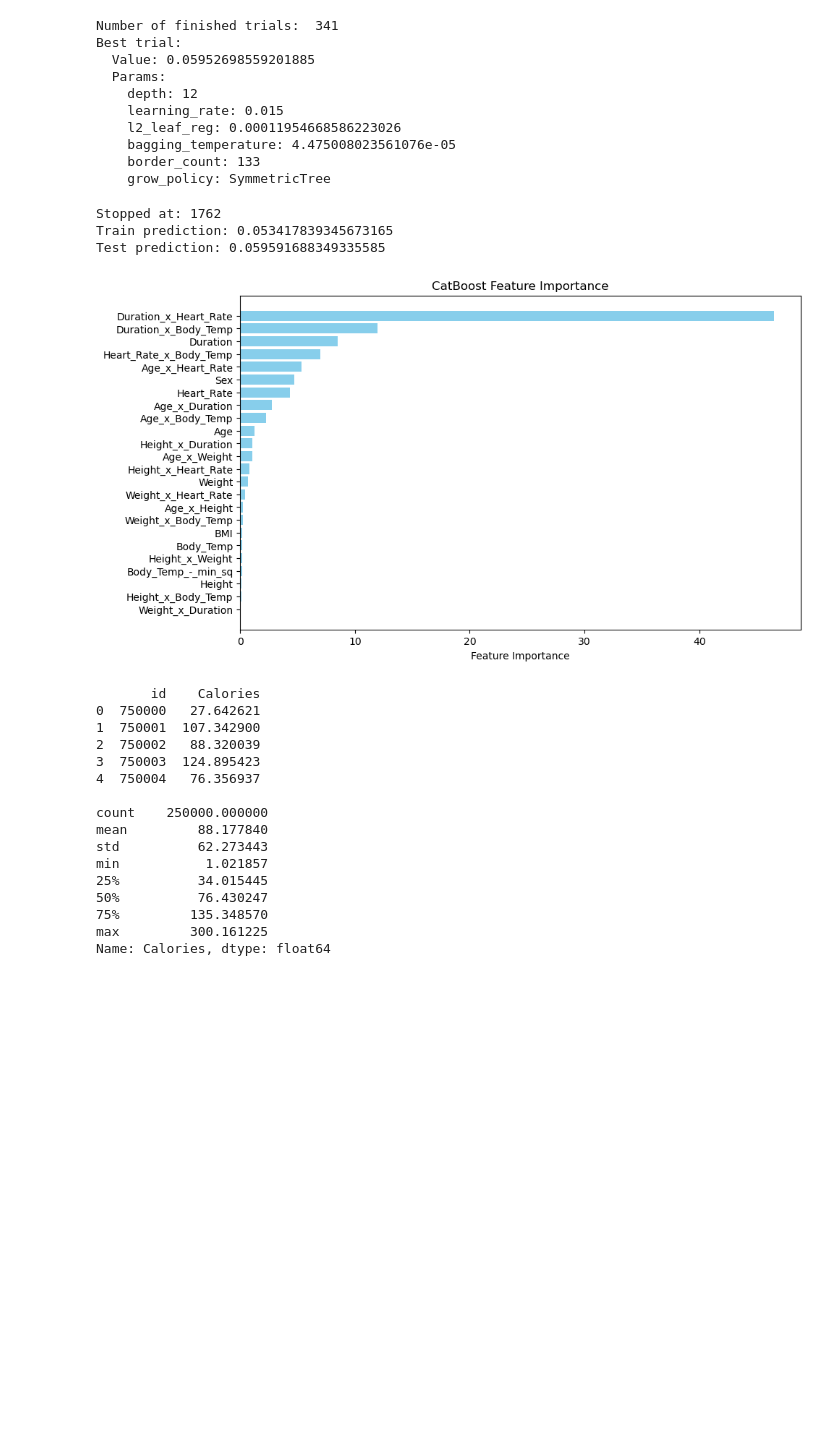
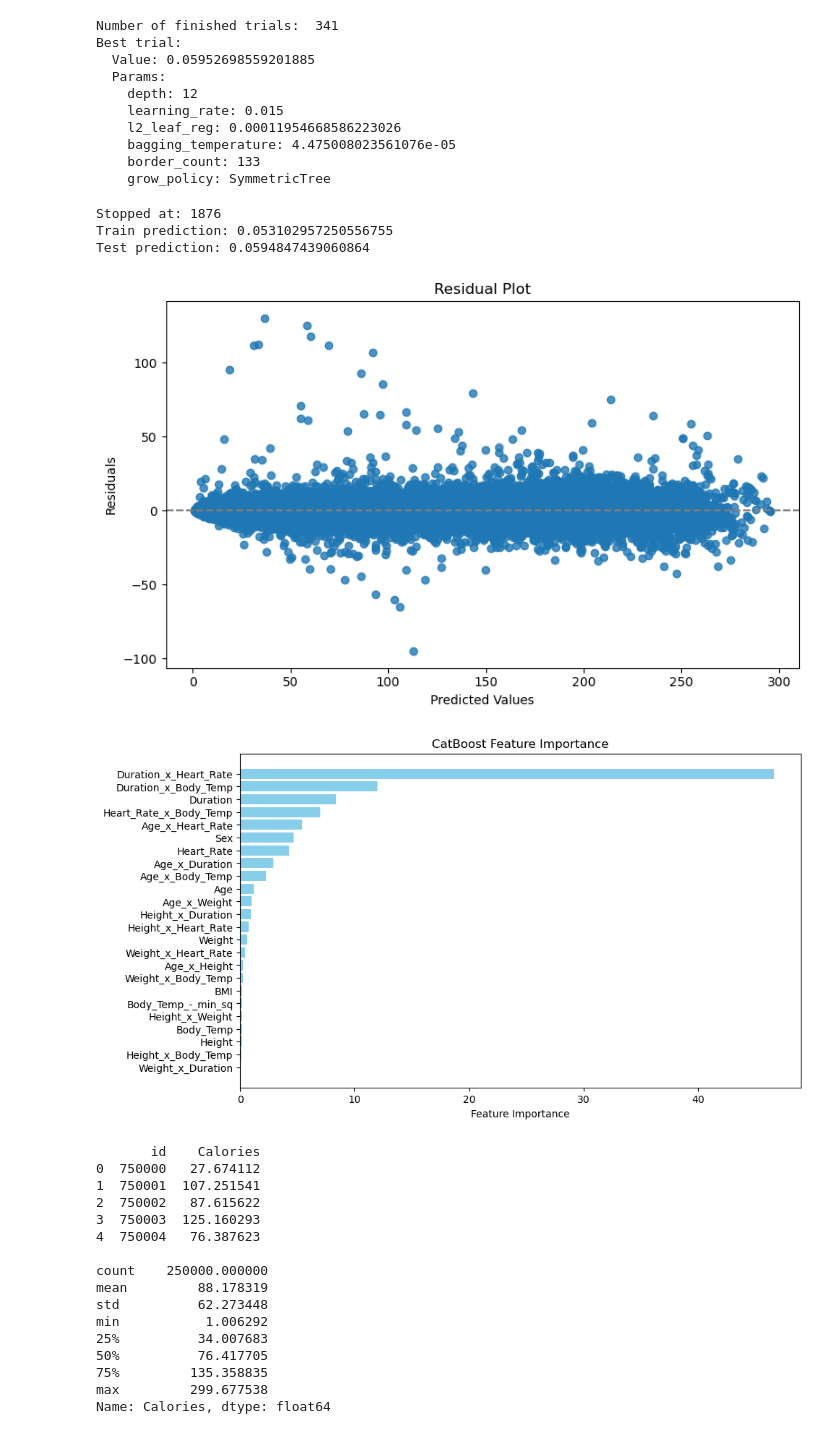
Before and after one commit to ElliotBlackstone/S25_Predict_Calories, a Jupyter notebook: calorie_catboost.ipynb, the cells around one changed output. Drawn from its saved outputs; the diff is of its cells as text; code cells hidden in the pictures; blank space fills up the shorter version.

```diff
--- a/calorie_catboost.ipynb
+++ b/calorie_catboost.ipynb
@@ -173,7 +163,7 @@ Best trial:
     border_count: 133
     grow_policy: SymmetricTree
 # %%
-# Kaggle score private 0.05906, public 0.05742 cb_prediction_10.csv
+# Kaggle score private 0.05906, public 0.05738 cb_prediction_12.csv
 
 # Best trial:
 #   Value: 0.05952698559201885
@@ -185,8 +175,18 @@ Best trial:
 #     border_count: 133
 #     grow_policy: SymmetricTree
 
+
+y = np.log1p(train['Calories'])
+X = add_feats(train, numerical_features)
+
+# Encode Sex categorical feature to be compatable with SHAP
+encoder = OrdinalEncoder()
+
+X_enc = X.copy()
+X_enc['Sex'] = encoder.fit_transform(X[['Sex']]).astype(int)
+
 # train/test split
-X_train, X_test, y_train, y_test = train_test_split(X, y, test_size=0.2, random_state=724)
+X_train, X_test, y_train, y_test = train_test_split(X_enc, y, test_size=0.2, random_state=724)
 
 # Define parameters
 params = {
@@ -234,58 +234,73 @@ print("Train prediction:", rmse(train_pred, y_train))
 print("Test prediction:", rmse(test_pred, y_test))
 
 
+# Residual plot
+plt.figure(figsize=(8, 5))
+sns.residplot(x=np.expm1(test_pred), y=np.expm1(y_test))
+plt.xlabel("Predicted Values")
+plt.ylabel("Residuals")
+plt.title("Residual Plot")
+plt.axhline(0, color='gray', linestyle='--')
+plt.tight_layout()
+plt.show()
+
+
 # Get feature importances
 feature_importances = model.get_feature_importance()
 
 # Get feature names
 feature_names = X_train.columns
 
 # Sort feature importances and names
 sorted_idx = feature_importances.argsort()
 sorted_importances = feature_importances[sorted_idx]
 sorted_names = feature_names[sorted_idx]
 
 # Plot feature importances
 plt.figure(figsize=(10, 6))
 plt.barh(sorted_names, sorted_importances, color='skyblue')
 plt.xlabel("Feature Importance")
 plt.title("CatBoost Feature Importance")
 plt.show()
 
 
 # make the submission file!
-pred = model.predict(add_feats(test, numerical_features))
+testsub = add_feats(test, numerical_features)
+testsub['Sex'] = encoder.fit_transform(testsub[['Sex']]).astype(int)
+
+pred = model.predict(testsub)
 
 submission = pd.DataFrame()
 
 submission['id'] = np.arange(len(test))+750000
 submission['Calories'] = np.expm1(pred)
 submission.loc[submission['Calories'] < 0, 'Calories'] = 1
 submission.loc[submission['Calories'] > 320, 'Calories'] = 300
 
-submission.to_csv("cb_prediction_10.csv", index=False)
+submission.to_csv("cb_prediction_12.csv", index=False)
 
 print(submission.head())
 print()
 print(submission['Calories'].describe())
 # %% [output]
-Stopped at: 1762
-Train prediction: 0.053417839345673165
-Test prediction: 0.059591688349335585
+Stopped at: 1876
+Train prediction: 0.053102957250556755
+Test prediction: 0.0594847439060864
-[figure, old version]
+[figure, new version]
+[figure, added]
        id    Calories
-0  750000   27.642621
-1  750001  107.342900
-2  750002   88.320039
-3  750003  124.895423
-4  750004   76.356937
+0  750000   27.674112
+1  750001  107.251541
+2  750002   87.615622
+3  750003  125.160293
+4  750004   76.387623
 
 count    250000.000000
-mean         88.177840
-std          62.273443
-min           1.021857
-25%          34.015445
-50%          76.430247
-75%         135.348570
-max         300.161225
+mean         88.178319
+std          62.273448
+min           1.006292
+25%          34.007683
+50%          76.417705
+75%         135.358835
+max         299.677538
 Name: Calories, dtype: float64
```
Also changed, not shown: parts of 28 cells of this notebook, 12 other files.
